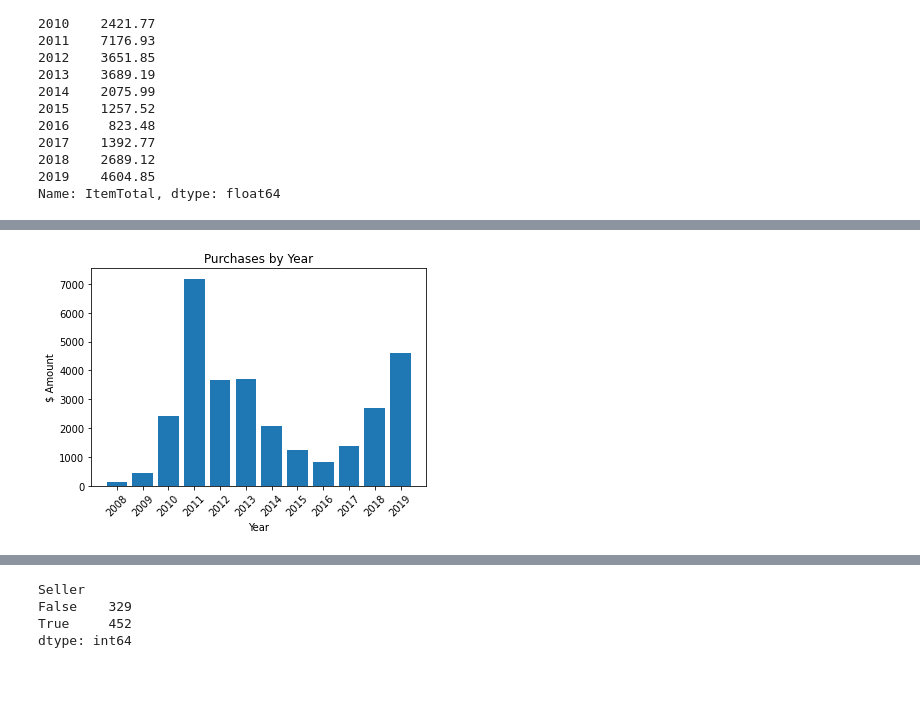
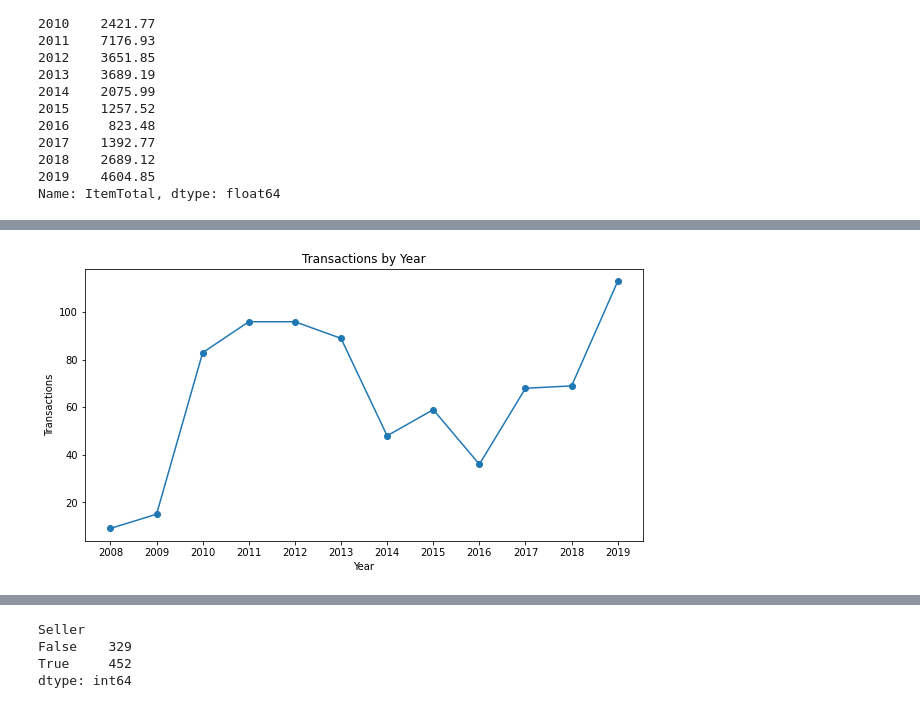
Before and after one commit to AmitSamra/AmazonOrderHistoryAirflowAWS, a Jupyter notebook: AmazonOrderHistoryAirflowAWS_output.ipynb, the cells around one changed output, grey strips where cells are left out. Saved outputs shown, nothing was run; the diff lists cells and outputs as text; code cells hidden in the pictures; blank space fills up the shorter version.

```diff
--- a/AmazonOrderHistoryAirflowAWS_output.ipynb
+++ b/AmazonOrderHistoryAirflowAWS_output.ipynb
@@ -175,0 +250,8 @@ plt.show()
+# %%
+# Transactions by Year
+
+df_TransYear = df[['OrderDate', 'ItemTotal', 'OrderYear']]
+df_TransYear = df_TransYear.groupby('OrderYear', as_index=False)
+df_TransYear = df_TransYear['ItemTotal'].size()
+df_TransYear = df_TransYear.rename(columns={'size':'Trans'})
+df_TransYear
@@ -176,11 +272,12 @@ plt.show()
 # %%
-fig,ax = plt.subplots()
-ax.bar(df_OrderYear.index, df_OrderYear.values)
+fig,ax = plt.subplots(figsize=(10,5))
+ax.plot(df_TransYear.OrderYear, df_TransYear.Trans, marker = 'o')
 ax.set_xlabel('Year')
-ax.set_ylabel('$ Amount')
-ax.set_title('Purchases by Year')
-plt.xticks([x for x in df_OrderYear.index], rotation = 45)
+ax.set_ylabel('Transactions')
+ax.set_title('Transactions by Year')
+plt.xticks([x for x in df_TransYear.OrderYear])
+
 plt.show()
-#ax.figure.savefig('./img/PurchasesByYear.png', bbox_inches='tight', dpi=150)
+#ax.figure.savefig('./img/TransactionsByYear.png', bbox_inches='tight', dpi=150)
 # %% [output]
-[figure, old version]
+[figure, new version]
```
Also changed, not shown: parts of 26 cells of this notebook.
